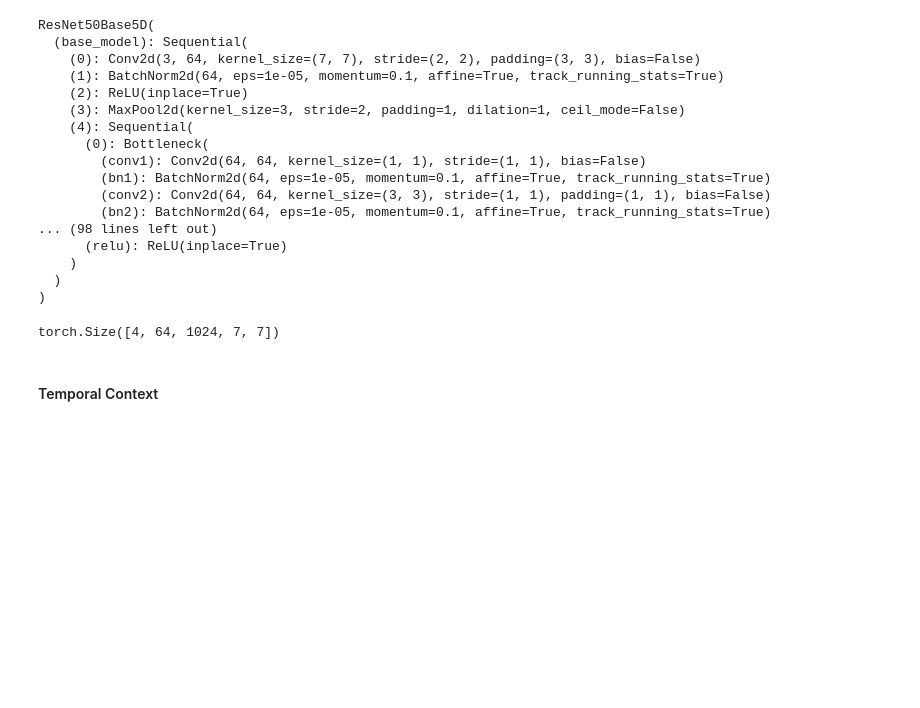
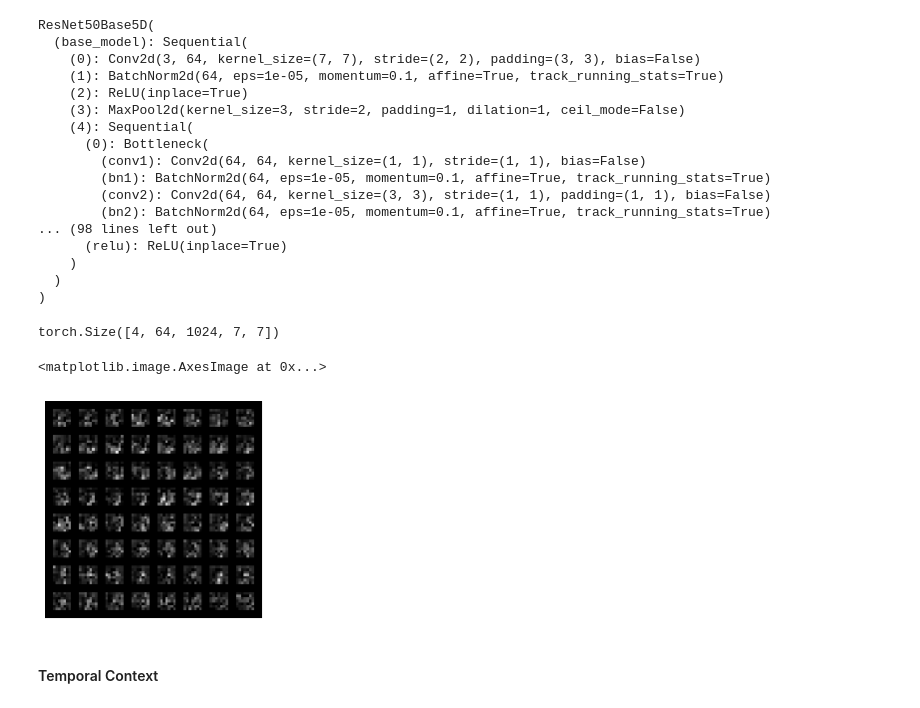
Before and after one commit to qrsforever/hzcsnote, a Jupyter notebook: erlangai/repnet/repnet.ipynb, the cells around one changed output. Saved outputs shown, nothing was run; the diff lists cells and outputs as text; code cells hidden in the pictures; blank space fills up the shorter version.

```diff
--- a/erlangai/repnet/repnet.ipynb
+++ b/erlangai/repnet/repnet.ipynb
@@ -258,6 +263,27 @@ df_train.head()
 | 3 | AsJgDPLu_ro | battle rope training | 13 | 23 | 13.000000 | 14.468135 | 3 | AsJgDPLu_ro_013.000000_014.644311... | ... |
 | 4 | AsJgDPLu_ro | battle rope training | 13 | 23 | 18.638972 | 22.876543 | 11 | AsJgDPLu_ro_018.130463_023.000000... | ... |
 # %%
-sample_video_item = df_train.iloc[0]
+sample_video_item = df_train.iloc[3]
+print(sample_video_item)
 sample_video_path = f'{DATASET_PREFIX}/train/{sample_video_item.file_name}'
+
+cap = cv2.VideoCapture(sample_video_path)
+count = int(cap.get(cv2.CAP_PROP_FRAME_COUNT))
+width = int(cap.get(cv2.CAP_PROP_FRAME_WIDTH))
+height = int(cap.get(cv2.CAP_PROP_FRAME_HEIGHT))
+fps = cap.get(cv2.CAP_PROP_FPS)
+
+# fourcc = cv2.VideoWriter_fourcc('m', 'p', '4', 'v')
+# vwrite = cv2.VideoWriter('/tmp/t3.mp4', fourcc=fourcc, fps=fps, frameSize=(width, height))
+print(count, fps)
+frames = []
+while cap.isOpened():
+    ret, frame = cap.read()
+    if not ret:
+        break
+    frames.append(frame)
+    # vwrite.write(frame)
+cap.release()
+# vwrite.release()
+print(len(frames))
 show_video(sample_video_path, width=600)
@@ -285,23 +309,28 @@ class CountixDataset(Dataset):
 
         frames = []
         cap = cv2.VideoCapture(path)
+        flg = 0
         while cap.isOpened():
             ret, frame = cap.read()
             if ret is False:
+                if flg == 0:
+                    print("1111", path)
                 break
+            flg = 1
+
             img = Image.fromarray(frame)
             trans = T.Compose([
                 T.Resize(self.frame_size),
                 T.ToTensor(),
                 T.Normalize(mean=[0.485, 0.456, 0.406],
-                                    std=[0.229, 0.224, 0.225])])
+                            std=[0.229, 0.224, 0.225])])
             frames.append(trans(img).unsqueeze(0))
         cap.release()
 
         X = frames[:self.num_frames]
         X = torch.cat(X)
 
-        period_length = (end -start) / count
+        period_length = (end - start) / count
 
         y1 = np.full((self.num_frames, 1), fill_value=period_length)
         y2 = np.ones((self.num_frames, 1))
@@ -311,8 +340,8 @@ class CountixDataset(Dataset):
                 y2[i] = 0
 
         # y1 = torch.LongTensor(y1)
-        y1 = torch.FloatTensor(y1)
-        y2 = torch.FloatTensor(y2)
+        y1 = torch.FloatTensor(y1) # period length / per frame [2, 3, ..., N/2 ]
+        y2 = torch.FloatTensor(y2) # periodicity [0, 1]
         y3 = torch.FloatTensor([count])
         return X, y1, y2, y3
 
@@ -320,4 +349,4 @@ class CountixDataset(Dataset):
         return len(self.df)
 # %%
 train_dataset = CountixDataset(DATASET_PREFIX, 'train')
-train_loader = DataLoader(train_dataset, batch_size=4, num_workers=4)
+train_loader = DataLoader(train_dataset, batch_size=4, num_workers=1)
@@ -395,6 +428,15 @@ resnet50_outputs = resnet50(X)
 resnet50_outputs.shape
 # %% [output]
 torch.Size([4, 64, 1024, 7, 7])
+# %%
+g = resnet50_outputs[0][:, :1]
+g = make_grid(g, padding=3)
+g = g.detach().numpy().transpose((1, 2, 0))
+plt.axis('off')
+plt.imshow(g, plt.get_cmap('gray'))
+# %% [output]
+<matplotlib.image.AxesImage at 0x...>
+[figure, added]
 # %% [markdown]
 #### Temporal Context
 # %%
```
Also changed, not shown: parts of 29 cells of this notebook, 1 other file.
